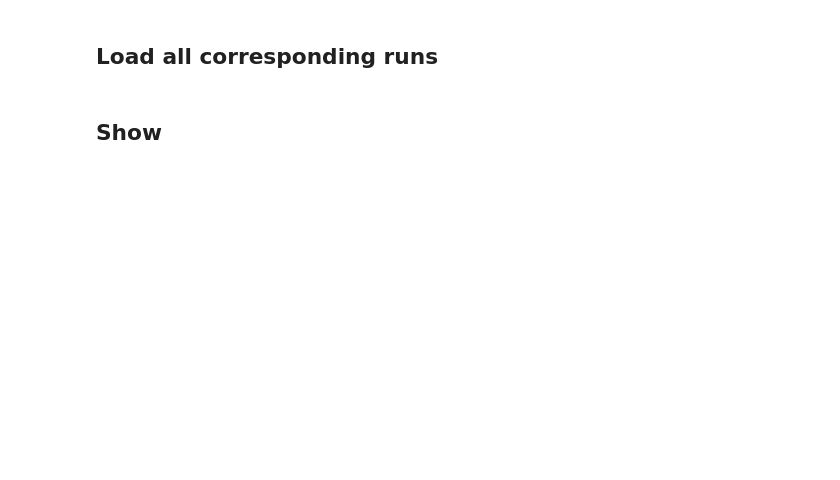
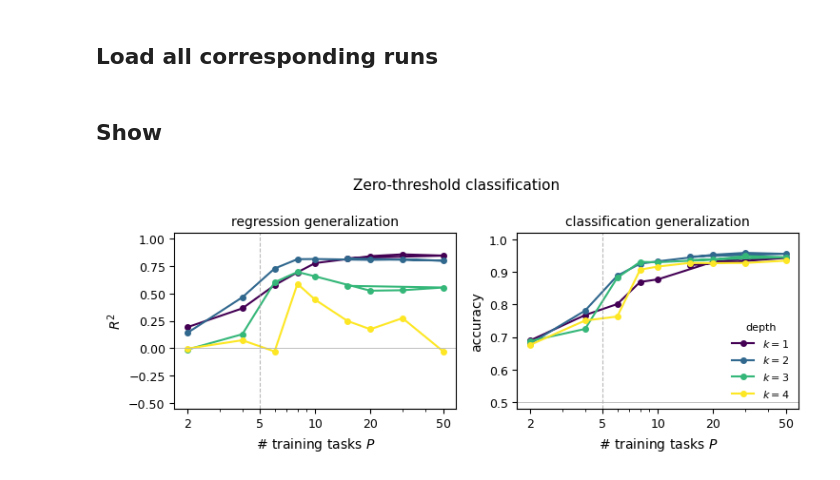
Before and after one commit to felixp8/toy-disentanglement, a Jupyter notebook: notebooks/unbiased_classification.ipynb, the cells around one changed output. Cells and saved outputs as stored; diff of their text form; code cells hidden in the pictures; blank space fills up the shorter version.

```diff
--- a/notebooks/unbiased_classification.ipynb
+++ b/notebooks/unbiased_classification.ipynb
@@ -45,5 +47,7 @@ def get_sweep_runs(sweep_id: int, run_dir: Path = Path("../runs/")):
     return pd.DataFrame(run_info)
 # %%
 run_df = get_sweep_runs(sweep_id=1)
+# %%
+run_df['depth'] = run_df['hidden_dims'].apply(lambda x: len(x))
 # %% [markdown]
 ## Show
@@ -49,0 +103,41 @@ run_df = get_sweep_runs(sweep_id=1)
+# %%
+num_depths = results['depth'].nunique()
+def depth_colors():
+    cmap = plt.get_cmap("viridis")
+    colors = {k: cmap(i / (num_depths - 1)) for i, k in enumerate(sorted(results['depth'].unique()))}
+    return colors
+
+colors = depth_colors()
+fig, axes = plt.subplots(1, 2, figsize=(7.5, 3.1))
+
+for idx, group in results.groupby("depth"):
+    xs = group.num_tasks.tolist()
+    r2s = group.test_r2_last.tolist()
+    accs = group.test_acc_last.tolist()
+    axes[0].plot(xs, r2s, marker="o", ms=4, color=colors[idx], label=f"$k = {idx}$")
+    axes[1].plot(xs, accs, marker="o", ms=4, color=colors[idx], label=f"$k = {idx}$")
+
+for ax in axes:
+    ax.axvline(5, color="0.6", linestyle="--", linewidth=0.8, alpha=0.7)
+    ax.set_xlabel("# training tasks $P$")
+    ax.set_xscale("log")
+    ax.set_xticks([2, 5, 10, 20, 50])
+    ax.set_xticklabels(["2", "5", "10", "20", "50"])
+    ax.tick_params(axis="both", labelsize=9)
+axes[0].set_title("regression generalization", fontsize=10)
+axes[0].set_ylabel(r"$R^2$")
+axes[0].set_ylim(-0.55, 1.05)
+axes[0].axhline(0, color="0.7", linewidth=0.6)
+axes[1].set_title("classification generalization", fontsize=10)
+axes[1].set_ylabel("accuracy")
+axes[1].set_ylim(0.48, 1.02)
+axes[1].axhline(0.5, color="0.7", linewidth=0.6)
+
+axes[1].legend(loc="lower right", fontsize=8, frameon=False, title="depth", title_fontsize=8)
+fig.suptitle("Zero-threshold classification", fontsize=11)
+fig.tight_layout()
+fig.savefig("../plots/figures/unbiased.pdf", bbox_inches="tight")
+plt.show()
+plt.close(fig)
+# %% [output]
+[figure, added]
```
Also changed, not shown: parts of 9 cells of this notebook, 29 other files.
